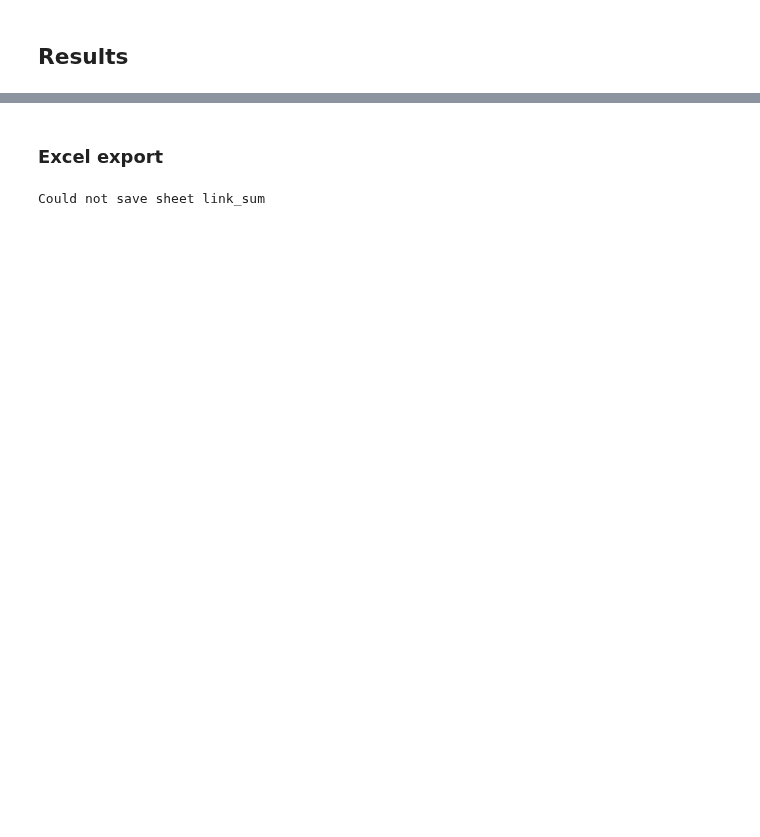
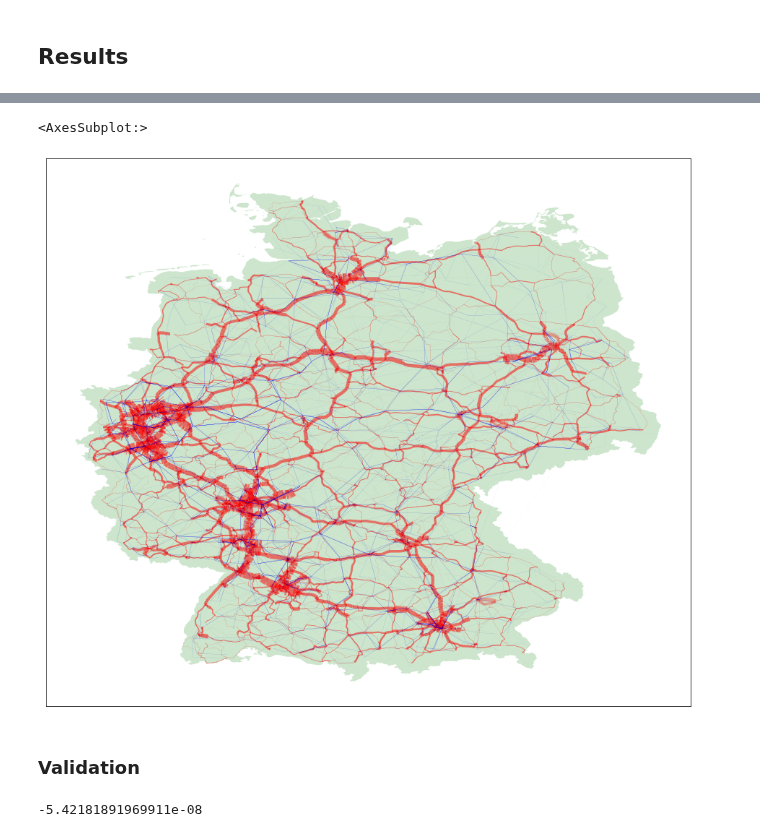
Before and after one commit to marlinarnz/quetzal_germany, a Jupyter notebook: notebooks/model40_assignment.ipynb, the cells around one changed output, grey strips where cells are left out. Saved outputs shown, nothing was run; the diff lists cells and outputs as text; code cells hidden in the pictures; blank space fills up the shorter version.

Commit message:
assignment step

```diff
--- a/notebooks/model40_assignment.ipynb
+++ b/notebooks/model40_assignment.ipynb
@@ -14,16 +68,5 @@ sm = stepmodel.read_zip(model_path + 'de_step_3.zip')
+# %%
+# Concat the LoS tables
+sm.los = pd.concat([sm.pt_los, sm.car_los]).reset_index()
 # %% [markdown]
 ## Assignment
-# %%
-# Make path to tuples as workaround for pandas TypeError
-# (see issue: https://github.com/pandas-dev/pandas/issues/31177)
-sm.los['path'] = sm.los['path'].apply(lambda p: tuple(p))
-# %%
-# Add probabilities to the LoS table
-sm.pt_los = sm.pt_los.merge(
-    sm.probabilities.set_index(['origin', 'destination', 'segment'])[
-        ['walk', 'car', 'air', 'bus', 'coach', 'rail_short_distance', 'rail_long_distance']
-    ].stack().rename('probability').unstack('segment'),
-    how='left',
-    on=['origin', 'destination', 'route_type']
-).rename(columns={seg: (seg, 'probability') for seg in sm.segments})
-sm.pt_los.shape
@@ -45,3 +72,0 @@ sm.step_pt_assignment(
-# %%
-sm.car_los = sm.los.loc[sm.los['route_type']=='car']
-sm.step_car_assignment()
@@ -65,12 +102,12 @@ sm.road_links.sample(n=3)
-# %% [markdown]
-### Excel export
-# %%
-stacks = {name[6:]: attr for name, attr in sm.__dict__.items() if name[:5] == 'stack'}
-with pd.ExcelWriter(output_path + 'stacks.xlsx') as writer:
-    for name, stack in stacks.items():
-        try:
-            stack.reset_index().to_excel(writer, sheet_name=name, index=False)
-        except ValueError: # DataFrame too large for Excel
-            print('Could not save sheet ' + name)
-# %% [output]
-Could not save sheet link_sum
+# %%
+sm.loaded_links = gpd.GeoDataFrame(sm.loaded_links)
+sm.road_links = gpd.GeoDataFrame(sm.road_links)
+scaler = max(sm.loaded_links['load'].max(), sm.road_links[('all', 'car')].max()) / 35
+sm.loaded_links.plot(alpha=.3, color='blue', linewidth=list(sm.loaded_links['load']/scaler),
+    ax=sm.road_links.plot(alpha=.3, color='red', linewidth=list(sm.road_links[('all', 'car')]/scaler),
+        ax=sm.plot('zones', alpha=.2, color='green', figsize=(16,16))))
+# %% [output]
+<AxesSubplot:>
+[figure, added]
+# %% [markdown]
+### Validation
@@ -76,0 +120,4 @@ Could not save sheet link_sum
+# %%
+diff['diff'].mean()
+# %% [output]
+-5.42181891969911e-08
```
Also changed, not shown: parts of 38 cells of this notebook, 7 other files.
